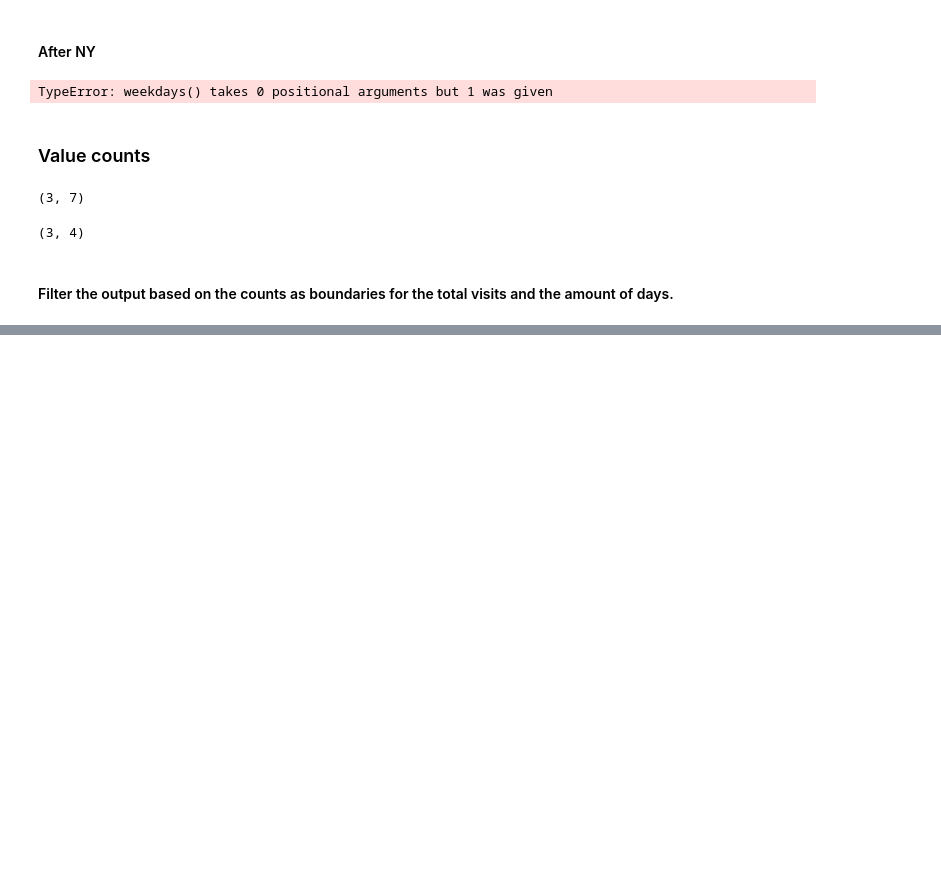
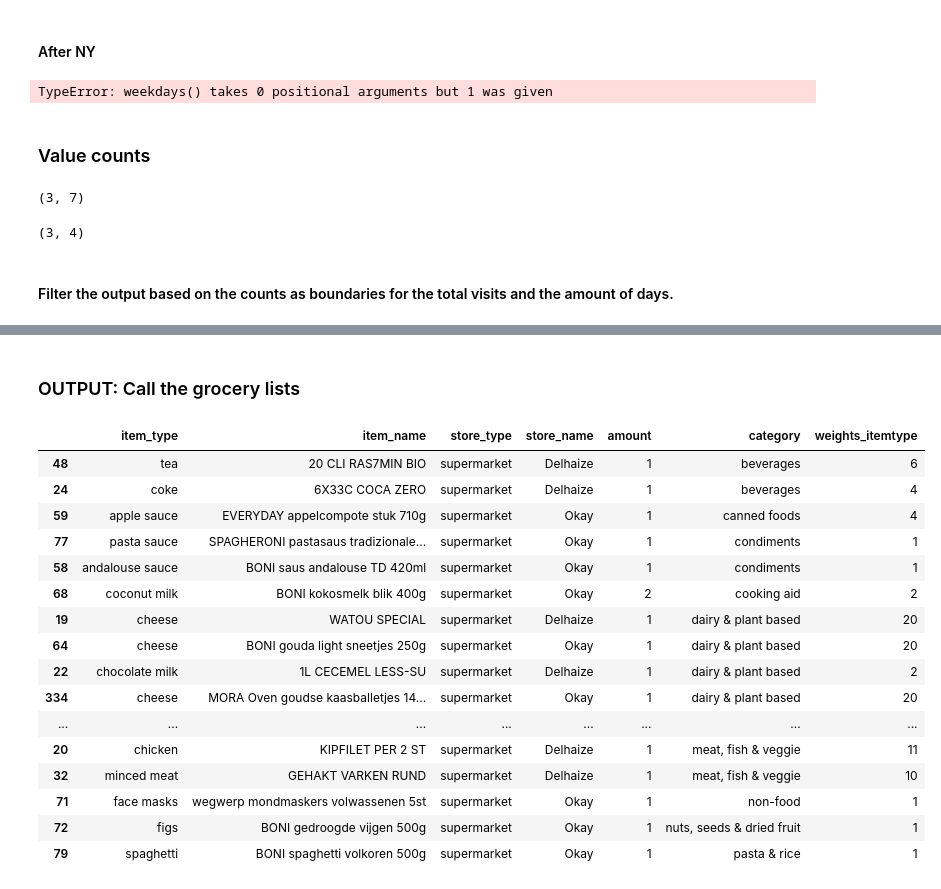
Before and after one commit to AnonymousNotebooks/DesignerlyAlgorithmicPrototyping, a Jupyter notebook: myfirstbook/_build/jupyter_execute/4. Generating and filtering.ipynb, the cells around one changed output, grey strips where cells are left out. Cells and saved outputs as stored; diff of their text form; code cells hidden in the pictures; blank space fills up the shorter version.

```diff
--- a/myfirstbook/_build/jupyter_execute/4. Generating and filtering.ipynb
+++ b/myfirstbook/_build/jupyter_execute/4. Generating and filtering.ipynb
@@ -149,0 +138,3 @@ dayofweek()
+# %%
+df1 = dayofweek()
+df1
@@ -151,0 +346,3 @@ dayofweek()
+# %%
+df2 = storeperday(df1)
+df2
@@ -151,0 +444,4 @@ dayofweek()
+# %%
+df4 = countsperstore(df2)
+df4['I'] = np.arange(df4.shape[0])
+df4
@@ -151,0 +552,6 @@ dayofweek()
+# %%
+# Check max counts PER STORE TYPE:
+CountTotalPeritemSTORE = CountTypePerStore('lunch salad', 'supermarket')
+minitemperdaySTORE = CountTotalPeritemSTORE[0]
+maxitemeperdaySTORE = CountTotalPeritemSTORE[1]
+maxitemeperdaySTORE
@@ -151,0 +664,23 @@ dayofweek()
+# %% [markdown]
+### OUTPUT: Call the grocery lists
+# %%
+# Check individual lists (if supermarket s[i], if bakery ba[i]; if butcher bu[i])
+super2.sort_values(by=['category'])
+# %% [output]
+|  | item_type | item_name | store_type | store_name | amount | category | weights_itemtype |
+| 48 | tea | 20 CLI RAS7MIN BIO | supermarket | Delhaize | 1 | beverages | 6 |
+| 24 | coke | 6X33C COCA ZERO | supermarket | Delhaize | 1 | beverages | 4 |
+| 59 | apple sauce | EVERYDAY appelcompote stuk 710g | supermarket | Okay | 1 | canned foods | 4 |
+| 77 | pasta sauce | SPAGHERONI pastasaus tradizionale... | supermarket | Okay | 1 | condiments | 1 |
+| 58 | andalouse sauce | BONI saus andalouse TD 420ml | supermarket | Okay | 1 | condiments | 1 |
+| 68 | coconut milk | BONI kokosmelk blik 400g | supermarket | Okay | 2 | cooking aid | 2 |
+| 19 | cheese | WATOU SPECIAL | supermarket | Delhaize | 1 | dairy & plant based | 20 |
+| 64 | cheese | BONI gouda light sneetjes 250g | supermarket | Okay | 1 | dairy & plant based | 20 |
+| 22 | chocolate milk | 1L CECEMEL LESS-SU | supermarket | Delhaize | 1 | dairy & plant based | 2 |
+| 334 | cheese | MORA Oven goudse kaasballetjes 14... | supermarket | Okay | 1 | dairy & plant based | 20 |
+| ... | ... | ... | ... | ... | ... | ... | ... |
+| 20 | chicken | KIPFILET PER 2 ST | supermarket | Delhaize | 1 | meat, fish & veggie | 11 |
+| 32 | minced meat | GEHAKT VARKEN RUND | supermarket | Delhaize | 1 | meat, fish & veggie | 10 |
+| 71 | face masks | wegwerp mondmaskers volwassenen 5st | supermarket | Okay | 1 | non-food | 1 |
+| 72 | figs | BONI gedroogde vijgen 500g | supermarket | Okay | 1 | nuts, seeds & dried fruit | 1 |
+| 79 | spaghetti | BONI spaghetti volkoren 500g | supermarket | Okay | 1 | pasta & rice | 1 |
```
Also changed, not shown: parts of 24 cells of this notebook, 15 other files.
